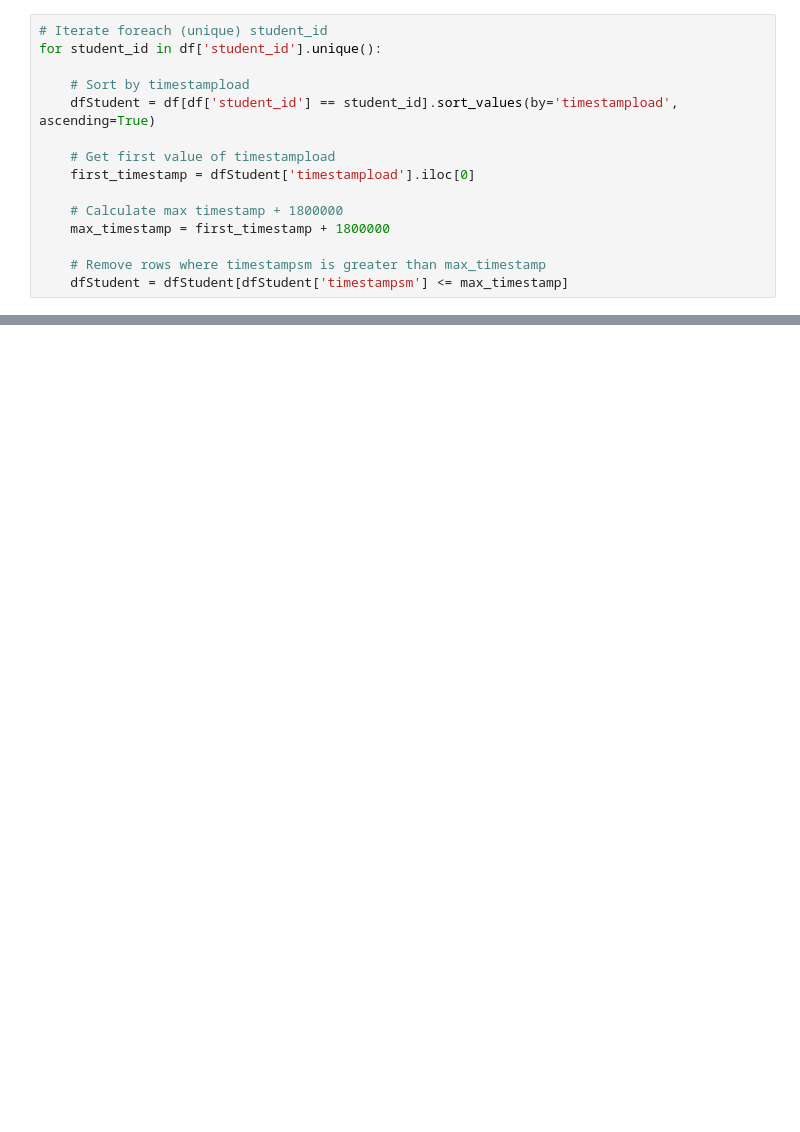
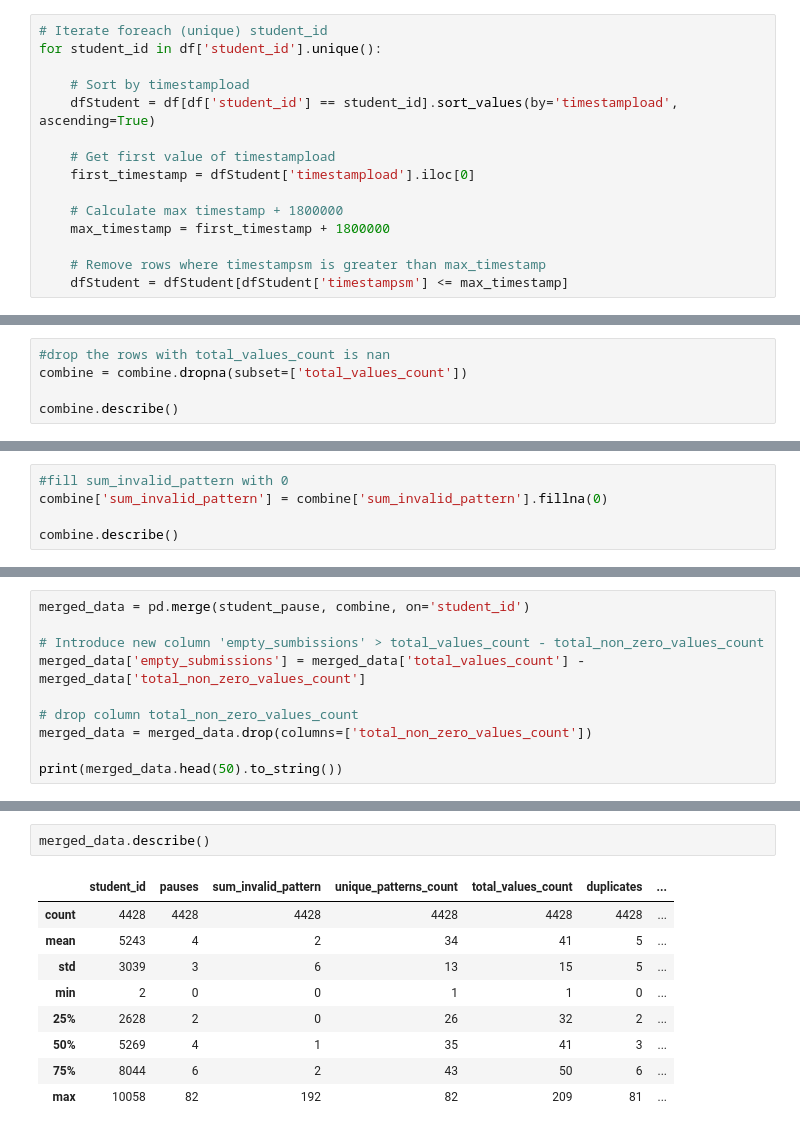
Before and after one commit to RowanBattles/Group4AI, a Jupyter notebook: Workbook.ipynb, the cells around one changed output, grey strips where cells are left out. Saved outputs shown, nothing was run; the diff lists cells and outputs as text; blank space fills up the shorter version.

```diff
--- a/Workbook.ipynb
+++ b/Workbook.ipynb
@@ -466,0 +658,5 @@ print(filtered_df[filtered_df['student_id'] == 69].sort_values(by='timestampload
+# %%
+#drop the rows with total_values_count is nan
+combine = combine.dropna(subset=['total_values_count'])
+
+combine.describe()
@@ -466,0 +673,5 @@ print(filtered_df[filtered_df['student_id'] == 69].sort_values(by='timestampload
+# %%
+#fill sum_invalid_pattern with 0
+combine['sum_invalid_pattern'] = combine['sum_invalid_pattern'].fillna(0)
+
+combine.describe()
@@ -466,0 +710,10 @@ print(filtered_df[filtered_df['student_id'] == 69].sort_values(by='timestampload
+# %%
+merged_data = pd.merge(student_pause, combine, on='student_id')
+
+# Introduce new column 'empty_sumbissions' > total_values_count - total_non_zero_values_count
+merged_data['empty_submissions'] = merged_data['total_values_count'] - merged_data['total_non_zero_values_count']
+
+# drop column total_non_zero_values_count
+merged_data = merged_data.drop(columns=['total_non_zero_values_count'])
+
+print(merged_data.head(50).to_string())
@@ -466,0 +738,12 @@ print(filtered_df[filtered_df['student_id'] == 69].sort_values(by='timestampload
+# %%
+merged_data.describe()
+# %% [output]
+|  | student_id | pauses | sum_invalid_pattern | unique_patterns_count | total_values_count | duplicates | ... |
+| count | 4428 | 4428 | 4428 | 4428 | 4428 | 4428 | ... |
+| mean | 5243 | 4 | 2 | 34 | 41 | 5 | ... |
+| std | 3039 | 3 | 6 | 13 | 15 | 5 | ... |
+| min | 2 | 0 | 0 | 1 | 1 | 0 | ... |
+| 25% | 2628 | 2 | 0 | 26 | 32 | 2 | ... |
+| 50% | 5269 | 4 | 1 | 35 | 41 | 3 | ... |
+| 75% | 8044 | 6 | 2 | 43 | 50 | 6 | ... |
+| max | 10058 | 82 | 192 | 82 | 209 | 81 | ... |
```
Also changed, not shown: parts of 81 cells of this notebook, 15 other files.
